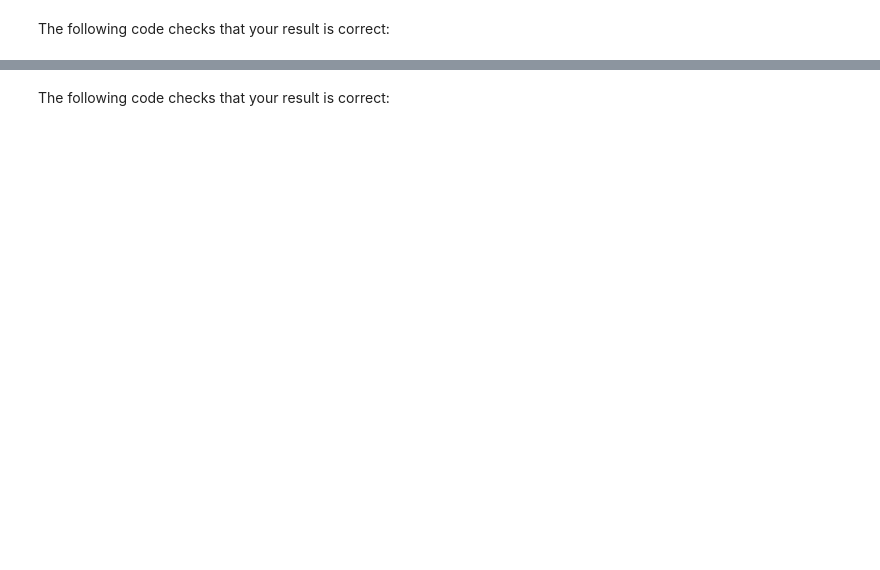
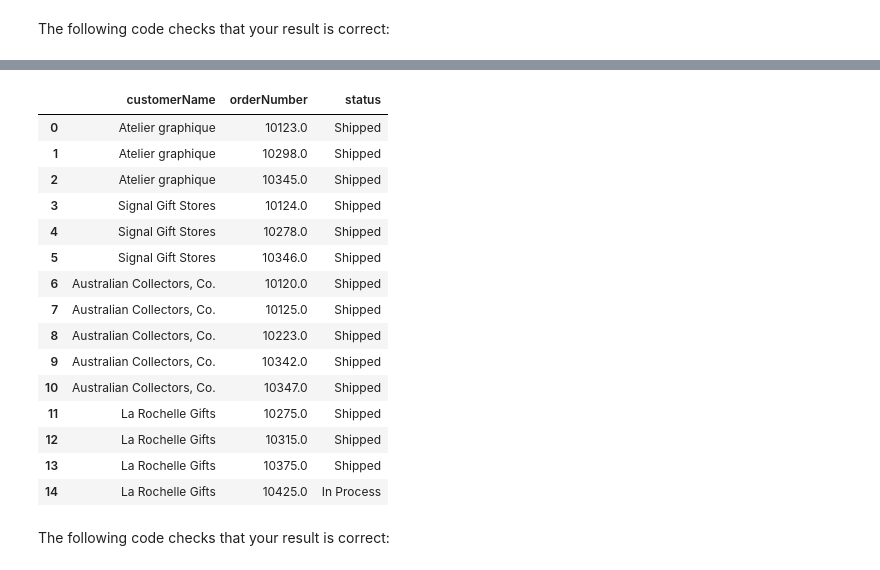
Before and after one commit to collinssigey/dsc-sql-lab, a Jupyter notebook: index.ipynb, the cells around one changed output, grey strips where cells are left out. Saved outputs shown, nothing was run; the diff lists cells and outputs as text; code cells hidden in the pictures; blank space fills up the shorter version.

```diff
--- a/index.ipynb
+++ b/index.ipynb
@@ -233,11 +326,32 @@ Write a query that uses `JOIN` statements to get the customer name, order number
 # %%
 # Replace None with appropriate SQL code
 q5 = """
-None
+SELECT customerName, orders.orderNumber, orders.status
+FROM customers
+LEFT JOIN orders
+ON customers.customerNumber = orders.customerNumber
+
 ;
 """
 q5_result = pd.read_sql(q5, conn)
 q5_result.head(15)
+# %% [output]
+|  | customerName | orderNumber | status |
+| 0 | Atelier graphique | 10123.0 | Shipped |
+| 1 | Atelier graphique | 10298.0 | Shipped |
+| 2 | Atelier graphique | 10345.0 | Shipped |
+| 3 | Signal Gift Stores | 10124.0 | Shipped |
+| 4 | Signal Gift Stores | 10278.0 | Shipped |
+| 5 | Signal Gift Stores | 10346.0 | Shipped |
+| 6 | Australian Collectors, Co. | 10120.0 | Shipped |
+| 7 | Australian Collectors, Co. | 10125.0 | Shipped |
+| 8 | Australian Collectors, Co. | 10223.0 | Shipped |
+| 9 | Australian Collectors, Co. | 10342.0 | Shipped |
+| 10 | Australian Collectors, Co. | 10347.0 | Shipped |
+| 11 | La Rochelle Gifts | 10275.0 | Shipped |
+| 12 | La Rochelle Gifts | 10315.0 | Shipped |
+| 13 | La Rochelle Gifts | 10375.0 | Shipped |
+| 14 | La Rochelle Gifts | 10425.0 | In Process |
 # %% [markdown]
 The following code checks that your result is correct:
 # %%
```
Also changed, not shown: parts of 10 cells of this notebook.
